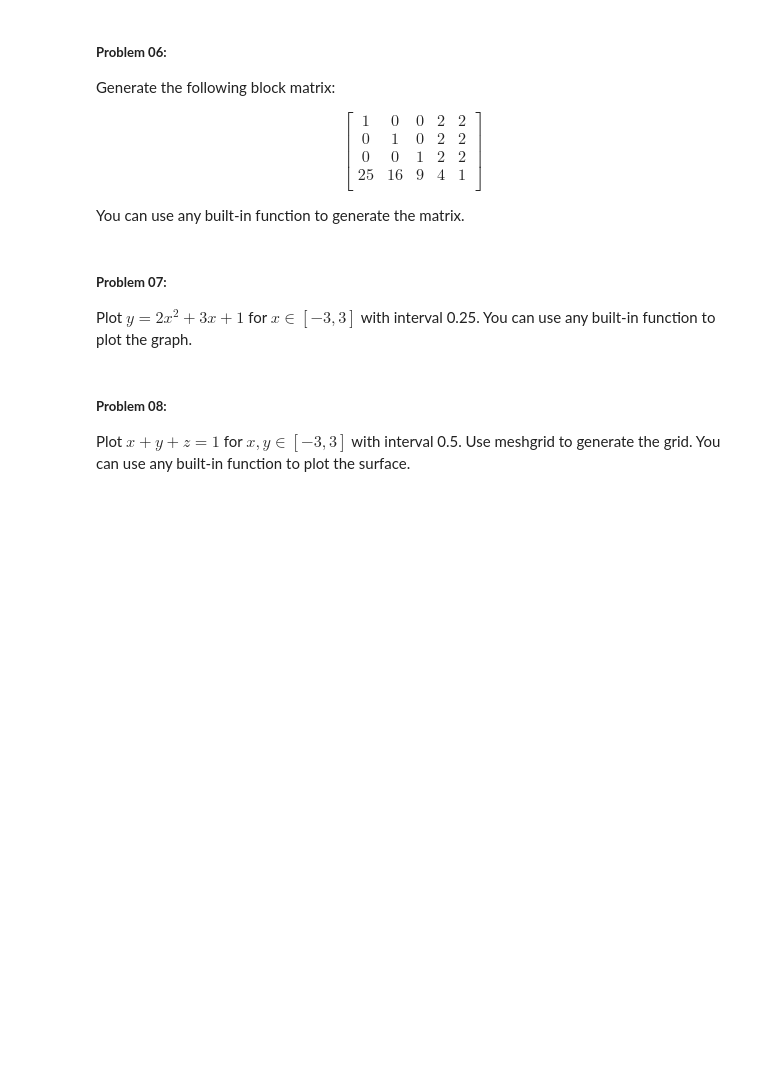
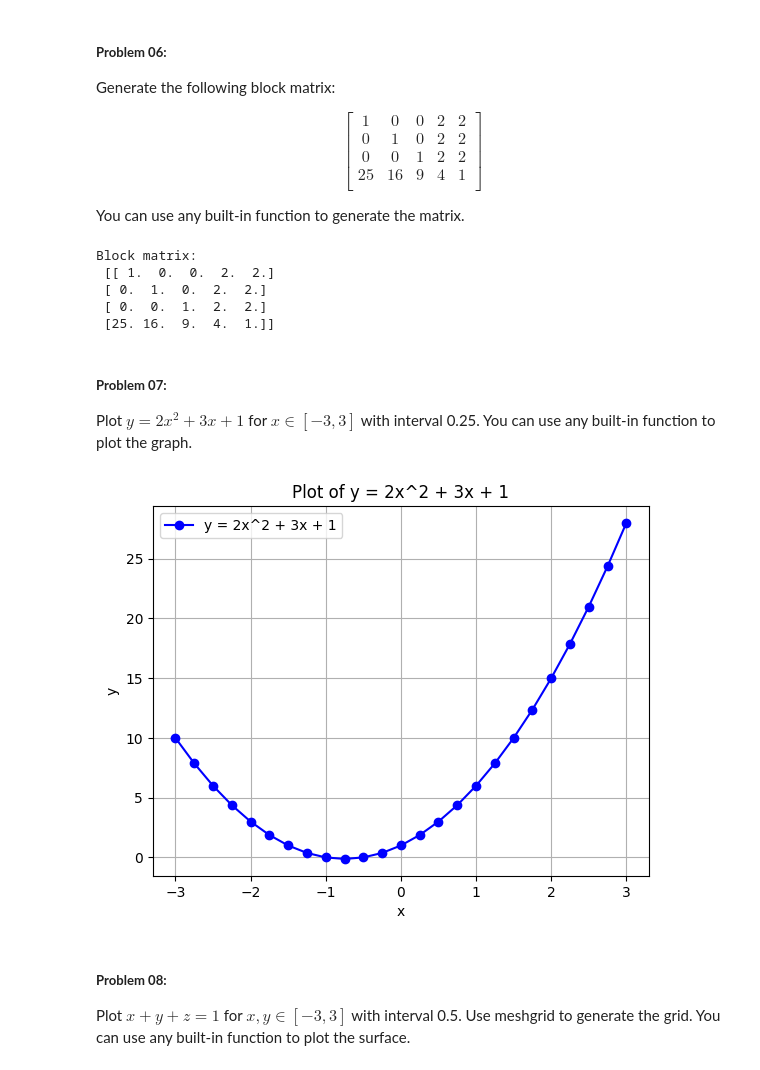
Before and after one commit to fuad0003/Numerical-Methods, a Jupyter notebook: Lab_Assignment_01.ipynb, the cells around one changed output. Cells and saved outputs as stored; diff of their text form; code cells hidden in the pictures; blank space fills up the shorter version.

```diff
--- a/Lab_Assignment_01.ipynb
+++ b/Lab_Assignment_01.ipynb
@@ -167,3 +190,18 @@ You can use any built-in function to generate the matrix.
+# %%
+import numpy as np
+identity_matrix = np.eye(3)
+constant_matrix = np.full((3, 2), 2)
+vector = np.array([25, 16, 9, 4, 1])
+upper_part = np.hstack((identity_matrix, constant_matrix))
+block_matrix = np.vstack((upper_part, vector))
+
+print("Block matrix:\n", block_matrix)
+# %% [output]
+Block matrix:
+ [[ 1.  0.  0.  2.  2.]
+ [ 0.  1.  0.  2.  2.]
+ [ 0.  0.  1.  2.  2.]
+ [25. 16.  9.  4.  1.]]
 # %% [markdown]
 ##### **Problem 07:**
 Plot $y = 2x^2 + 3x + 1$ for $x \in [-3, 3]$ with interval 0.25. You can use any built-in function to plot the graph.
@@ -172,3 +208,17 @@ Plot $y = 2x^2 + 3x + 1$ for $x \in [-3, 3]$ with interval 0.25. You can use any
+# %%
+import numpy as np
+import matplotlib.pyplot as plt
+x = np.arange(-3, 3.25, 0.25)
+y = 2 * x**2 + 3 * x + 1
+plt.plot(x, y, marker='o', linestyle='-', color='b', label='y = 2x^2 + 3x + 1')
+plt.xlabel('x')
+plt.ylabel('y')
+plt.title('Plot of y = 2x^2 + 3x + 1')
+plt.legend()
+plt.grid(True)
+plt.show()
+# %% [output]
+[figure, added]
 # %% [markdown]
 ##### **Problem 08:**
 Plot $x + y + z = 1$ for $x, y \in [-3, 3]$ with interval 0.5. Use meshgrid to generate the grid. You can use any built-in function to plot the surface.
```
Also changed, not shown: parts of 11 cells of this notebook.
